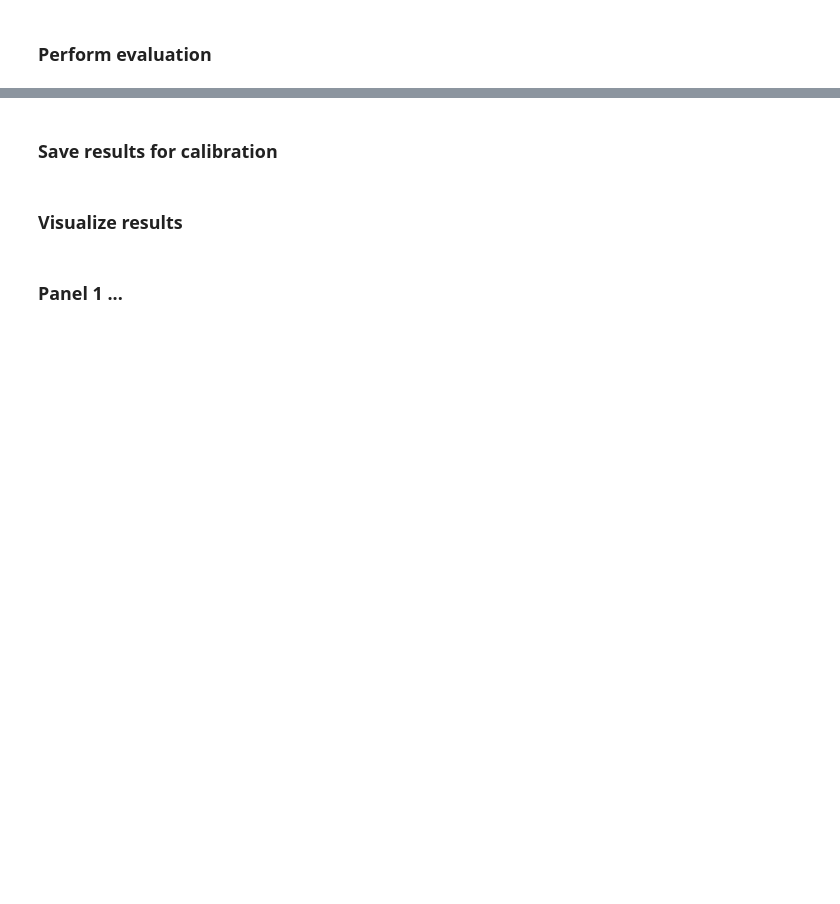
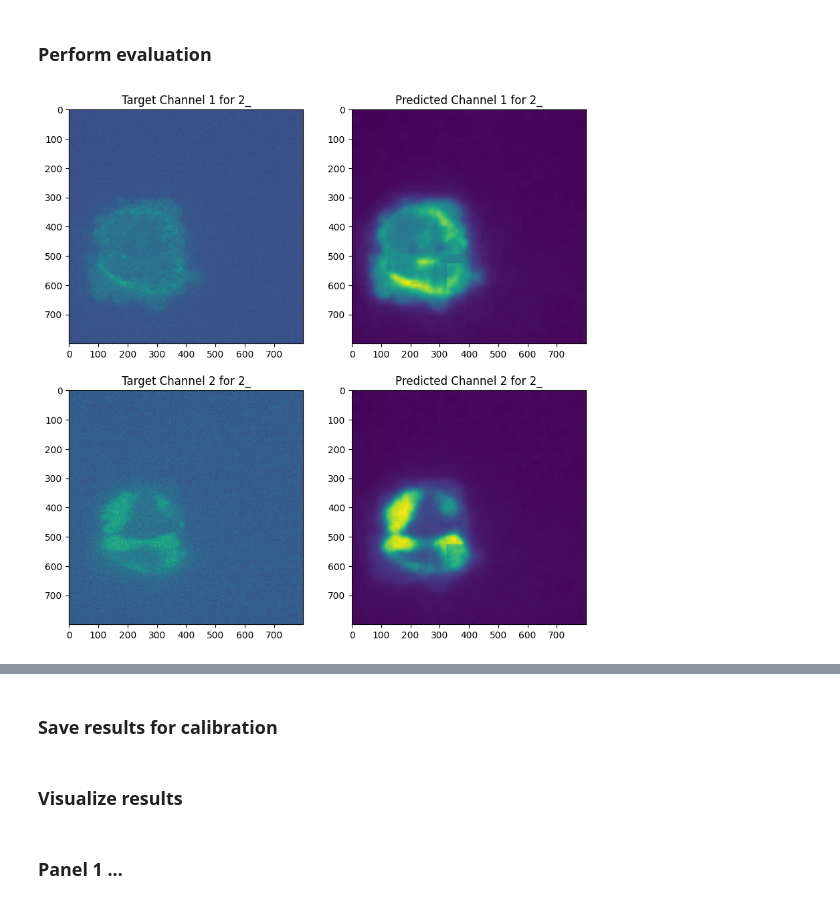
Before and after one commit to CAREamics/microSplit-reproducibility, a Jupyter notebook: examples/2D/HT_LIF24/02_evaluation.ipynb, the cells around one changed output, grey strips where cells are left out. Drawn from its saved outputs; the diff is of its cells as text; code cells hidden in the pictures; blank space fills up the shorter version.

```diff
--- a/examples/2D/HT_LIF24/02_evaluation.ipynb
+++ b/examples/2D/HT_LIF24/02_evaluation.ipynb
@@ -115,34 +184,42 @@ ax[1].set_title("Reconstructed")
 # %%
-tiled_predictions, stitched_predictions = get_predictions(
-  model=model,
-  dset=test_dset,
-  batch_size=experiment_params["batch_size"],
-  num_workers=experiment_params["num_workers"],
-  mmse_count=1,
+stitched_predictions, stitched_stds = get_predictions(
+    model=model,
+    dset=test_dset,
+    batch_size=experiment_params["batch_size"],
+    num_workers=experiment_params["num_workers"],
+    mmse_count=experiment_params["mmse_count"],
+    tile_size=model.model.image_size,
 )
 # %%
-file_idx = 0 # TODO dataset specific index
+# Index of file to visualize
+file_idx = 0
+
+# Filename by index
+filename_idx = test_dset.dsets[file_idx]._fpath.split("/")[-1].split(".")[0]
+
 target = test_dset.dsets[file_idx]._data
-predictions = stitched_predictions[file_idx]
+predictions = stitched_predictions[filename_idx]
 
 sep_mean = np.transpose(data_stats[0].numpy(), axes=(0, 2, 3, 1))
 sep_std = np.transpose(data_stats[1].numpy(), axes=(0, 2, 3, 1))
 
-target_normalized = (target - sep_mean)/ sep_std
+target_normalized = (target - sep_mean) / sep_std
 # %%
 # One random target vs predicted image (patch of shape [sz x sz])
 ncols = target.shape[-1]
-_,ax = plt.subplots(figsize=(ncols*5, 2*5), nrows=2, ncols=ncols)
+_, ax = plt.subplots(figsize=(ncols * 5, 2 * 5), nrows=2, ncols=ncols)
 img_idx = 10
 sz = 800
 hs = np.random.randint(target.shape[1] - sz)
 ws = np.random.randint(target.shape[2] - sz)
 for i in range(ncols):
-    ax[i,0].set_title(f'Target Channel {i+1}')
-    ax[i,0].imshow(target[0, hs:hs+sz, ws:ws+sz, i])
-    ax[i,1].set_title(f'Predicted Channel {i+1}')
-    ax[i,1].imshow(predictions[0, hs:hs+sz, ws:ws+sz, i])
+    ax[i, 0].set_title(f"Target Channel {i+1} for {filename_idx}")
+    ax[i, 0].imshow(target[0, hs : hs + sz, ws : ws + sz, i])
+    ax[i, 1].set_title(f"Predicted Channel {i+1} for {filename_idx}")
+    ax[i, 1].imshow(predictions[0, hs : hs + sz, ws : ws + sz, i])
 
 # plt.subplots_adjust(wspace=0.1, hspace=0.1)
 # clean_ax(ax)
+# %% [output]
+[figure, added]
 # %%
```
Also changed, not shown: parts of 26 cells of this notebook, 9 other files.
